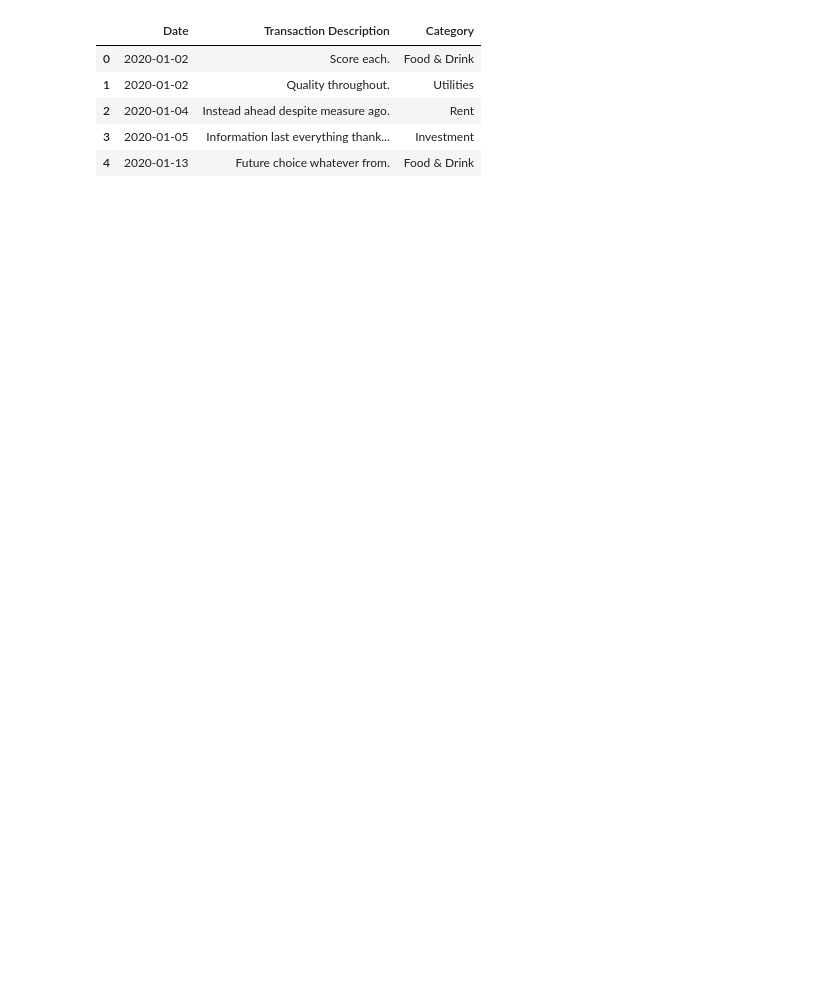
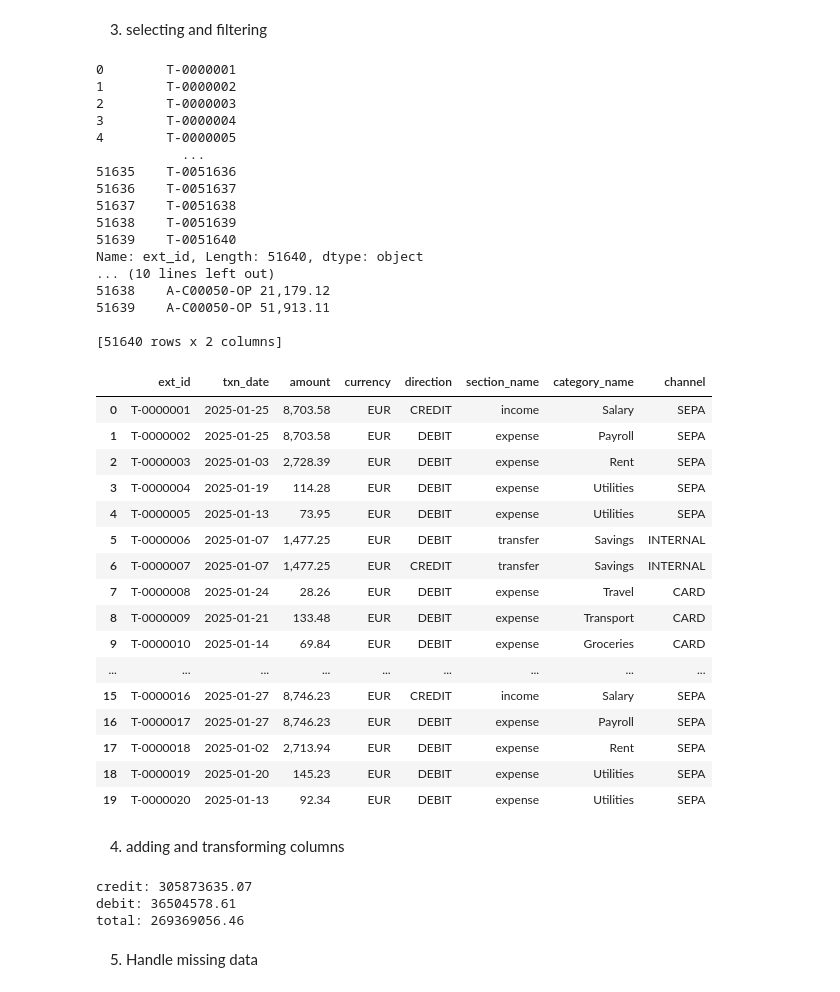
Before and after one commit to duckwilly/finance, a Jupyter notebook: data/csv_explorer.ipynb, the cells around one changed output. Drawn from its saved outputs; the diff is of its cells as text; code cells hidden in the pictures; blank space fills up the shorter version.

```diff
--- a/data/csv_explorer.ipynb
+++ b/data/csv_explorer.ipynb
@@ -1,4 +3,6 @@
 # %%
 import pandas as pd
+import numpy as np
 
-df = pd.read_csv("transactions.csv")
+df = pd.read_csv("seed/transactions.csv")
+pd.set_option("display.float_format", "{:,.2f}".format)
@@ -9,9 +40,54 @@ Index(['Date', 'Transaction Description', 'Category', 'Amount', 'Type'], dtype='
+# %% [markdown]
+3. selecting and filtering
+# %%
+print(df["ext_id"])
+print(df[["account_ext_id", "amount"]])
+df.iloc[0:20, np.r_[0, 3:10]]
+# %% [output]
+0        T-0000001
+1        T-0000002
+2        T-0000003
+3        T-0000004
+4        T-0000005
+           ...
+51635    T-0051636
+51636    T-0051637
+51637    T-0051638
+51638    T-0051639
+51639    T-0051640
+Name: ext_id, Length: 51640, dtype: object
+... (10 lines left out)
+51638    A-C00050-OP 21,179.12
+51639    A-C00050-OP 51,913.11
+
+[51640 rows x 2 columns]
+|  | ext_id | txn_date | amount | currency | direction | section_name | category_name | channel |
+| 0 | T-0000001 | 2025-01-25 | 8,703.58 | EUR | CREDIT | income | Salary | SEPA |
+| 1 | T-0000002 | 2025-01-25 | 8,703.58 | EUR | DEBIT | expense | Payroll | SEPA |
+| 2 | T-0000003 | 2025-01-03 | 2,728.39 | EUR | DEBIT | expense | Rent | SEPA |
+| 3 | T-0000004 | 2025-01-19 | 114.28 | EUR | DEBIT | expense | Utilities | SEPA |
+| 4 | T-0000005 | 2025-01-13 | 73.95 | EUR | DEBIT | expense | Utilities | SEPA |
+| 5 | T-0000006 | 2025-01-07 | 1,477.25 | EUR | DEBIT | transfer | Savings | INTERNAL |
+| 6 | T-0000007 | 2025-01-07 | 1,477.25 | EUR | CREDIT | transfer | Savings | INTERNAL |
+| 7 | T-0000008 | 2025-01-24 | 28.26 | EUR | DEBIT | expense | Travel | CARD |
+| 8 | T-0000009 | 2025-01-21 | 133.48 | EUR | DEBIT | expense | Transport | CARD |
+| 9 | T-0000010 | 2025-01-14 | 69.84 | EUR | DEBIT | expense | Groceries | CARD |
+| ... | ... | ... | ... | ... | ... | ... | ... | ... |
+| 15 | T-0000016 | 2025-01-27 | 8,746.23 | EUR | CREDIT | income | Salary | SEPA |
+| 16 | T-0000017 | 2025-01-27 | 8,746.23 | EUR | DEBIT | expense | Payroll | SEPA |
+| 17 | T-0000018 | 2025-01-02 | 2,713.94 | EUR | DEBIT | expense | Rent | SEPA |
+| 18 | T-0000019 | 2025-01-20 | 145.23 | EUR | DEBIT | expense | Utilities | SEPA |
+| 19 | T-0000020 | 2025-01-13 | 92.34 | EUR | DEBIT | expense | Utilities | SEPA |
+# %% [markdown]
+4. adding and transforming columns
 # %%
-df.iloc[0:6]
+net_total = df.loc[df["direction"] == "CREDIT", "amount"].sum() - df.loc[df["direction"] == "DEBIT", "amount"].sum()
+print("credit: " + str(df.loc[df["direction"] == "CREDIT", "amount"].sum()))
+print("debit: " + str(df.loc[df["direction"] == "DEBIT", "amount"].sum()))
+print("total: " + str(net_total))
 # %% [output]
-|  | Date | Transaction Description | Category |
-| 0 | 2020-01-02 | Score each. | Food & Drink |
-| 1 | 2020-01-02 | Quality throughout. | Utilities |
-| 2 | 2020-01-04 | Instead ahead despite measure ago. | Rent |
-| 3 | 2020-01-05 | Information last everything thank... | Investment |
-| 4 | 2020-01-13 | Future choice whatever from. | Food & Drink |
+credit: 305873635.07
+debit: 36504578.61
+total: 269369056.46
+# %% [markdown]
+5. Handle missing data
```
Also changed, not shown: parts of 20 cells of this notebook.
